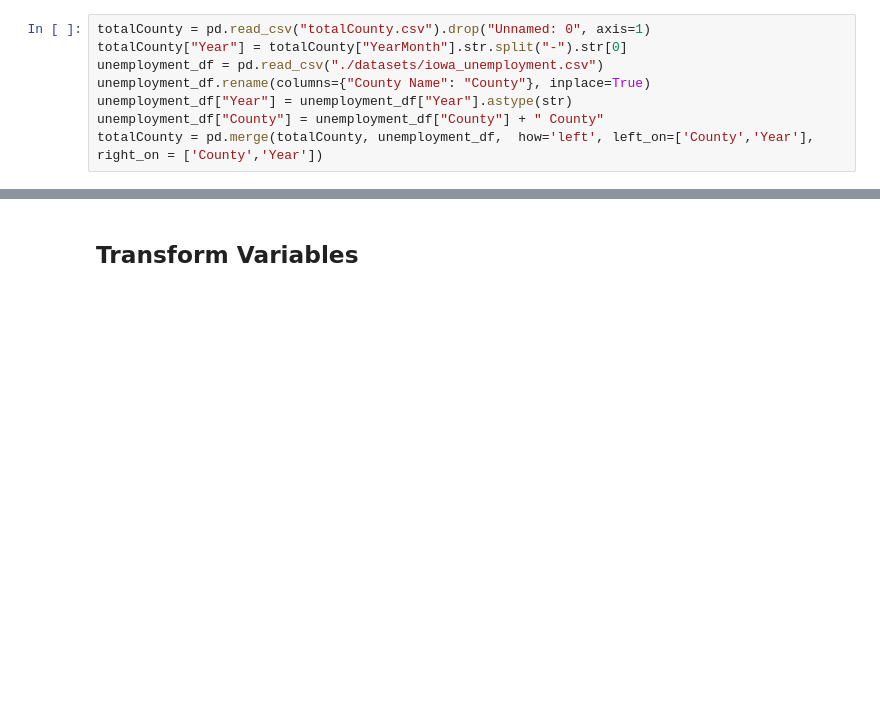
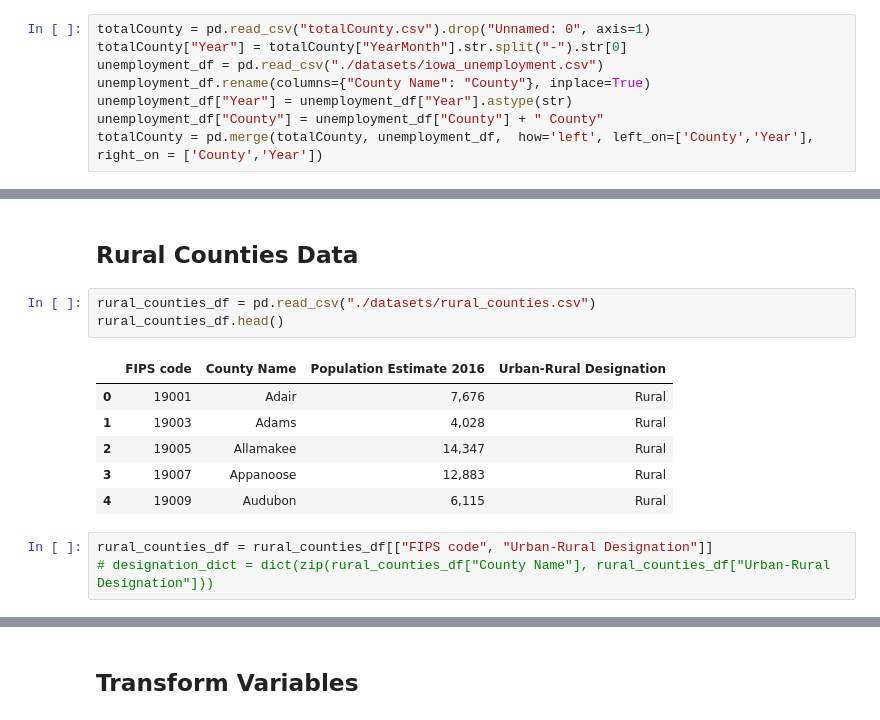
Before and after one commit to ErikC324/Data401-Project1, a Jupyter notebook: Project1-Lemar.ipynb, the cells around one changed output, grey strips where cells are left out. Saved outputs shown, nothing was run; the diff lists cells and outputs as text; blank space fills up the shorter version.

Commit message:
added interesting observations, tried to add rural counties info but getting dim mismatch

```diff
--- a/Project1-Lemar.ipynb
+++ b/Project1-Lemar.ipynb
@@ -105,3 +115,18 @@ unemployment_df.head()
 | 2 | 2019 | Wright County | 1175326 | 3132 | 336 | 293 | 73 | ... |
 | 3 | 2019 | Winneshiek County | 2764203 | 6775 | 574 | 508 | 101 | ... |
 | 4 | 2019 | Winnebago County | 1251960 | 3657 | 560 | 503 | 56 | ... |
+# %% [markdown]
+## Rural Counties Data
+# %%
+rural_counties_df = pd.read_csv("./datasets/rural_counties.csv")
+rural_counties_df.head()
+# %% [output]
+|  | FIPS code | County Name | Population Estimate 2016 | Urban-Rural Designation |
+| 0 | 19001 | Adair | 7,676 | Rural |
+| 1 | 19003 | Adams | 4,028 | Rural |
+| 2 | 19005 | Allamakee | 14,347 | Rural |
+| 3 | 19007 | Appanoose | 12,883 | Rural |
+| 4 | 19009 | Audubon | 6,115 | Rural |
+# %%
+rural_counties_df = rural_counties_df[["FIPS code", "Urban-Rural Designation"]]
+# designation_dict = dict(zip(rural_counties_df["County Name"], rural_counties_df["Urban-Rural Designation"]))
```
Also changed, not shown: parts of 21 cells of this notebook, 1 other file.
